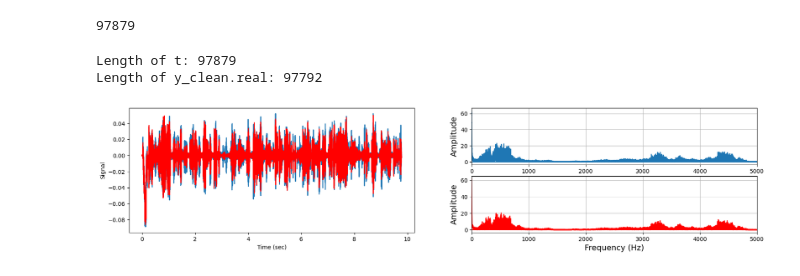
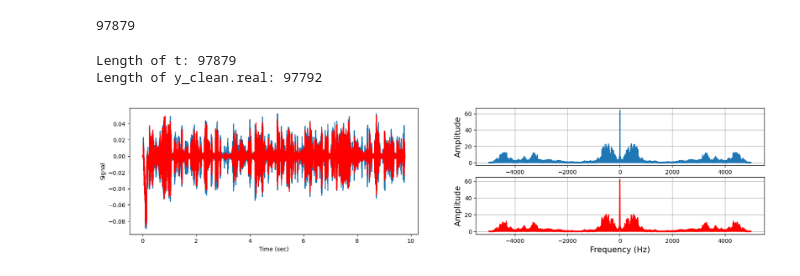
Before and after one commit to AdnanBayu/sound-noise-reduction-signal-processing, a Jupyter notebook: STFT Voice Processing/STFT-INMP441/stft-impp441.ipynb, the cells around one changed output. Drawn from its saved outputs; the diff is of its cells as text; code cells hidden in the pictures.

```diff
--- a/STFT Voice Processing/STFT-INMP441/stft-impp441.ipynb
+++ b/STFT Voice Processing/STFT-INMP441/stft-impp441.ipynb
@@ -47,35 +109,31 @@ print("Length of y_clean.real:", len(y_clean.real))
 Length of t: 97879
 Length of y_clean.real: 97792
 # %%
-n = len(y)
-yf = fft(y)
-yf_clean = fft(y_clean)
-# xf = np.linspace(0.0, sr / 2.0, n // 2)
-F=fftfreq(n,1/sr)
+yhat = fft(y)
+yhat_clean = fft(y_clean)
+Fcycles=fftfreq(len(y),1/sr)
 
 fig = plt.figure(figsize=(20, 4))
 gs=fig.add_gridspec(2,2)
 
 ax1=fig.add_subplot(gs[:,0])
 ax2=fig.add_subplot(gs[0,1])
 ax3=fig.add_subplot(gs[1,1])
 
-ax1.plot(t[:97792],y[:97792],label='Input')
-ax1.plot(t[:97792],y_clean.real[:97792],label='output', color='r')
+ax1.plot(t[:len(y_clean.real)],y[:len(y_clean.real)],label='Input')
+ax1.plot(t[:len(y_clean.real)],y_clean.real[:len(y_clean.real)],label='output', color='r')
 ax1.set_xlabel('Time (sec)')
 ax1.set_ylabel('Signal')
 
 # ax2.plot(xf, 2.0 / n * np.abs(yf[:n // 2]))
-ax2.plot(F[:97792], np.absolute(yf)[:97792])
-ax2.set_xlim(0, 5000)
+ax2.plot(Fcycles[:len(y)], np.absolute(yhat)[:len(y)])
 ax2.set_xlabel('Frequency (Hz)',fontsize=14)
 ax2.set_ylabel('Amplitude',fontsize=14)
 ax2.grid()
 
-ax3.plot(F[:97792], np.absolute(yf_clean)[:97792], color='r')
-ax3.set_xlim(0, 5000)
+ax3.plot(Fcycles[:len(yhat_clean)], np.absolute(yhat_clean), color='r')
 ax3.set_xlabel('Frequency (Hz)',fontsize=14)
 ax3.set_ylabel('Amplitude',fontsize=14)
 ax3.grid()
 # %% [output]
-[figure, old version]
+[figure, new version]
```
Also changed, not shown: parts of 10 cells of this notebook, 5 other files.
